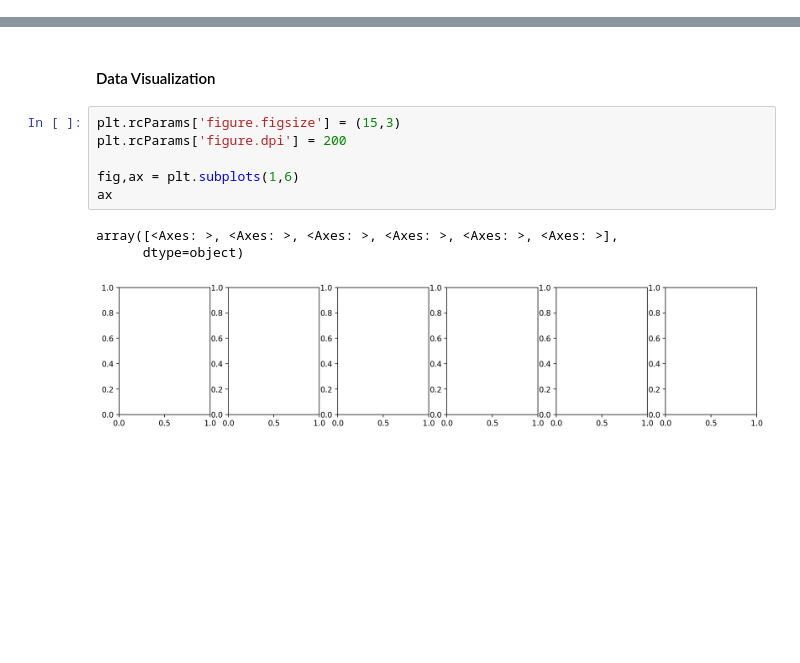
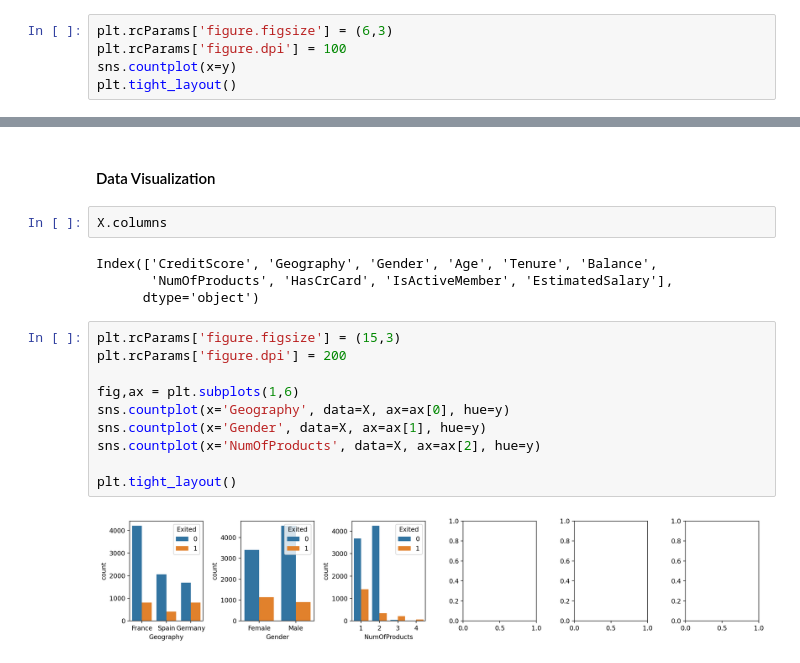
Before and after one commit to Afiq139/Data_Science-AI, a Jupyter notebook: Python_Deep_Learning_&_Artificial_Intelligence/5_End_to_End_Deep_Learning_Project/9_Data_Visualization_Part_1/1_Data_Visualization_part_1.ipynb, the cells around one changed output, grey strips where cells are left out. Cells and saved outputs as stored; diff of their text form; blank space fills up the shorter version.

```diff
--- a/Python_Deep_Learning_&_Artificial_Intelligence/5_End_to_End_Deep_Learning_Project/9_Data_Visualization_Part_1/1_Data_Visualization_part_1.ipynb
+++ b/Python_Deep_Learning_&_Artificial_Intelligence/5_End_to_End_Deep_Learning_Project/9_Data_Visualization_Part_1/1_Data_Visualization_part_1.ipynb
@@ -57,0 +53,5 @@ sns.countplot(x=y)
+# %%
+plt.rcParams['figure.figsize'] = (6,3)
+plt.rcParams['figure.dpi'] = 100
+sns.countplot(x=y)
+plt.tight_layout()
@@ -58,12 +60,20 @@ sns.countplot(x=y)
 # %% [markdown]
 #### Data Visualization
+# %%
+X.columns
+# %% [output]
+Index(['CreditScore', 'Geography', 'Gender', 'Age', 'Tenure', 'Balance',
+       'NumOfProducts', 'HasCrCard', 'IsActiveMember', 'EstimatedSalary'],
+      dtype='object')
 # %%
 plt.rcParams['figure.figsize'] = (15,3)
 plt.rcParams['figure.dpi'] = 200
 
 fig,ax = plt.subplots(1,6)
-ax
+sns.countplot(x='Geography', data=X, ax=ax[0], hue=y)
+sns.countplot(x='Gender', data=X, ax=ax[1], hue=y)
+sns.countplot(x='NumOfProducts', data=X, ax=ax[2], hue=y)
+
+plt.tight_layout()
 # %% [output]
-array([<Axes: >, <Axes: >, <Axes: >, <Axes: >, <Axes: >, <Axes: >],
-      dtype=object)
-[figure, old version]
+[figure, new version]
```
Also changed, not shown: parts of 2 cells of this notebook.
